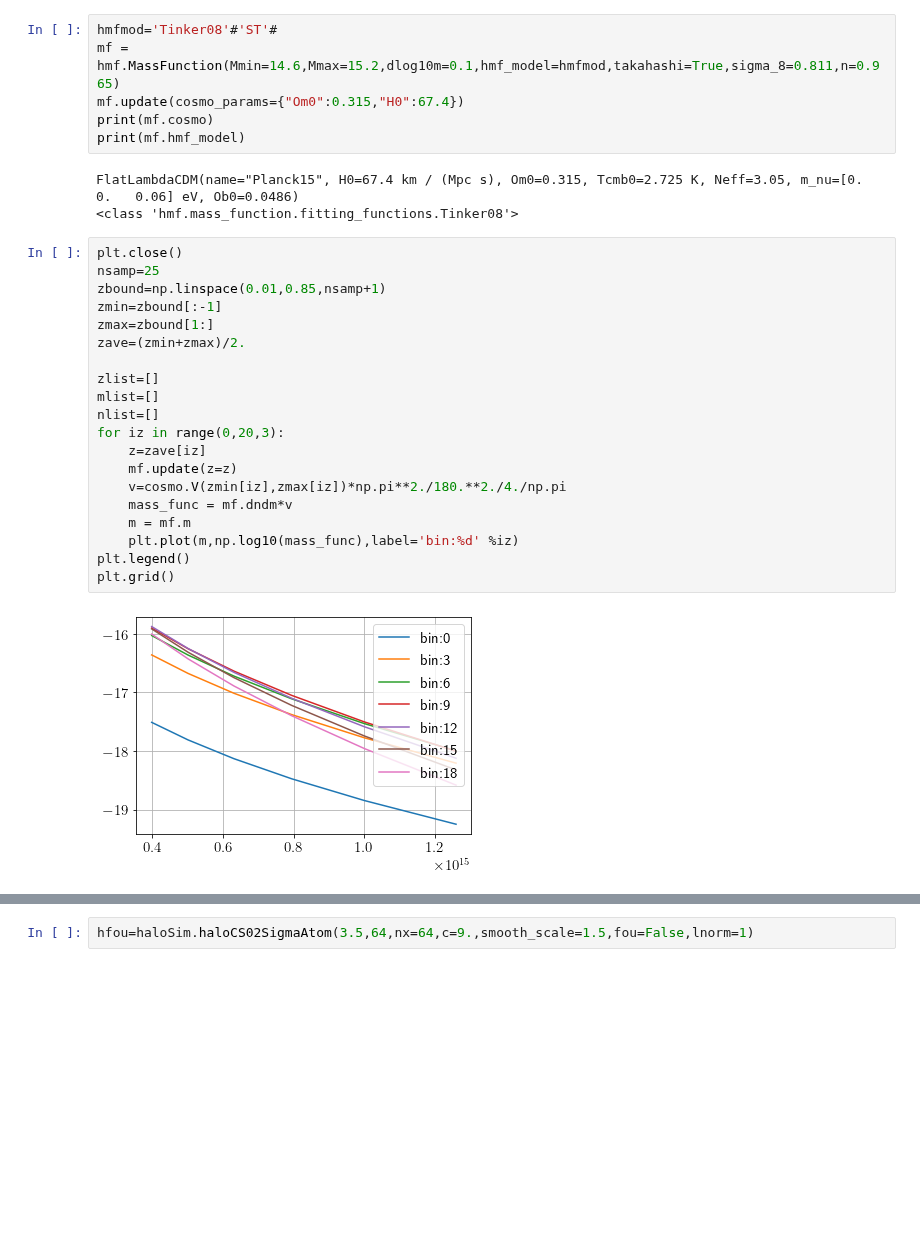
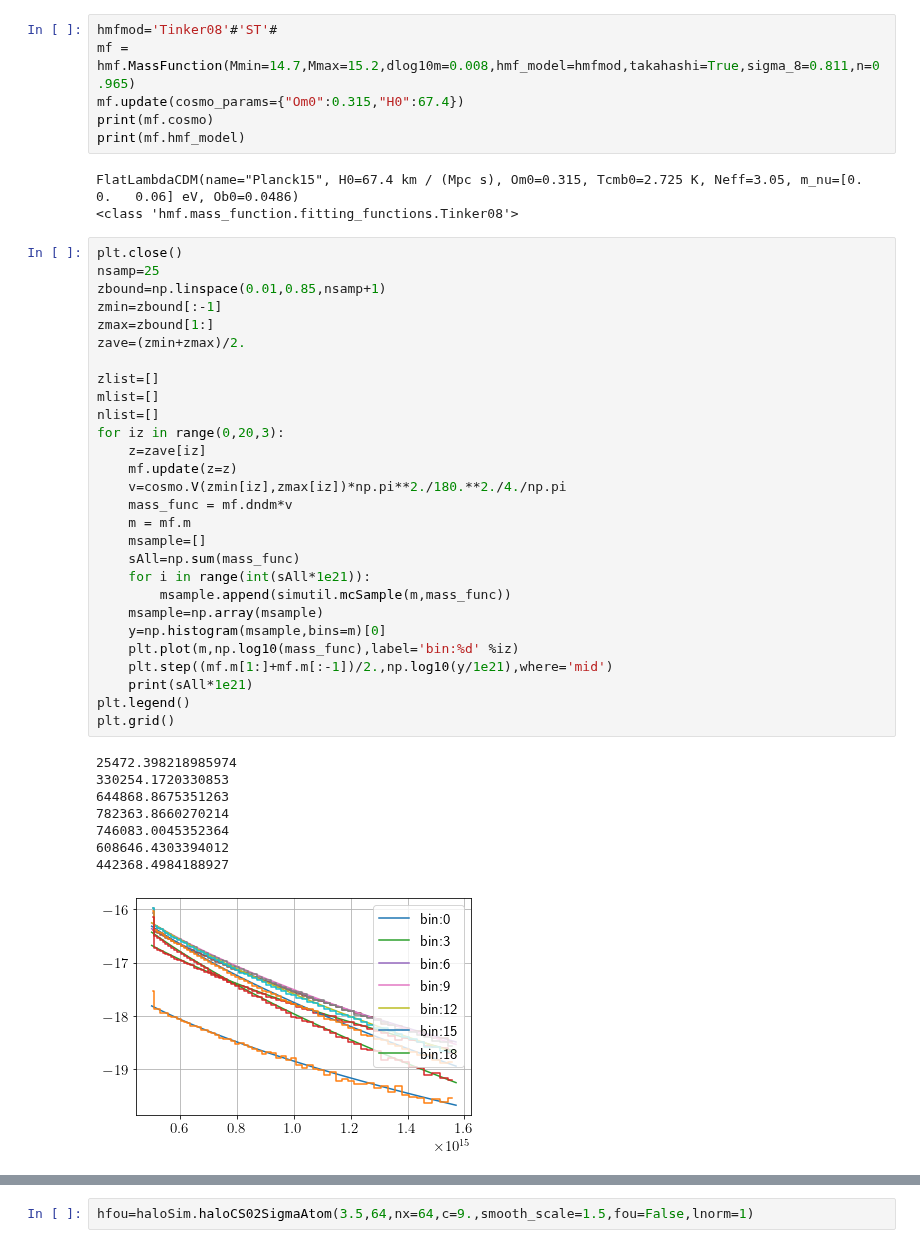
Before and after one commit to mr-superonion/splinv, a Jupyter notebook: notebook/s19/0-haloMF_Prior.ipynb, the cells around one changed output, grey strips where cells are left out. Saved outputs shown, nothing was run; the diff lists cells and outputs as text; blank space fills up the shorter version.

```diff
--- a/notebook/s19/0-haloMF_Prior.ipynb
+++ b/notebook/s19/0-haloMF_Prior.ipynb
@@ -19,7 +20,7 @@ else:
 Populating the interactive namespace from numpy and matplotlib
 # %%
 hmfmod='Tinker08'#'ST'#
-mf = hmf.MassFunction(Mmin=14.6,Mmax=15.2,dlog10m=0.1,hmf_model=hmfmod,takahashi=True,sigma_8=0.811,n=0.965)
+mf = hmf.MassFunction(Mmin=14.7,Mmax=15.2,dlog10m=0.008,hmf_model=hmfmod,takahashi=True,sigma_8=0.811,n=0.965)
 mf.update(cosmo_params={"Om0":0.315,"H0":67.4})
 print(mf.cosmo)
 print(mf.hmf_model)
@@ -29,22 +30,37 @@ FlatLambdaCDM(name="Planck15", H0=67.4 km / (Mpc s), Om0=0.315, Tcmb0=2.725 K, N
 # %%
 plt.close()
 nsamp=25
 zbound=np.linspace(0.01,0.85,nsamp+1)
 zmin=zbound[:-1]
 zmax=zbound[1:]
 zave=(zmin+zmax)/2.
 
 zlist=[]
 mlist=[]
 nlist=[]
 for iz in range(0,20,3):
     z=zave[iz]
     mf.update(z=z)
     v=cosmo.V(zmin[iz],zmax[iz])*np.pi**2./180.**2./4./np.pi
     mass_func = mf.dndm*v
     m = mf.m
+    msample=[]
+    sAll=np.sum(mass_func)
+    for i in range(int(sAll*1e21)):
+        msample.append(simutil.mcSample(m,mass_func))
+    msample=np.array(msample)
+    y=np.histogram(msample,bins=m)[0]
     plt.plot(m,np.log10(mass_func),label='bin:%d' %iz)
+    plt.step((mf.m[1:]+mf.m[:-1])/2.,np.log10(y/1e21),where='mid')
+    print(sAll*1e21)
 plt.legend()
 plt.grid()
 # %% [output]
+25472.398218985974
+330254.1720330853
+644868.8675351263
+782363.8660270214
+746083.0045352364
+608646.4303394012
+442368.4984188927
-[figure, old version]
+[figure, new version]
```
Also changed, not shown: parts of 3 cells of this notebook, 2 other files.
